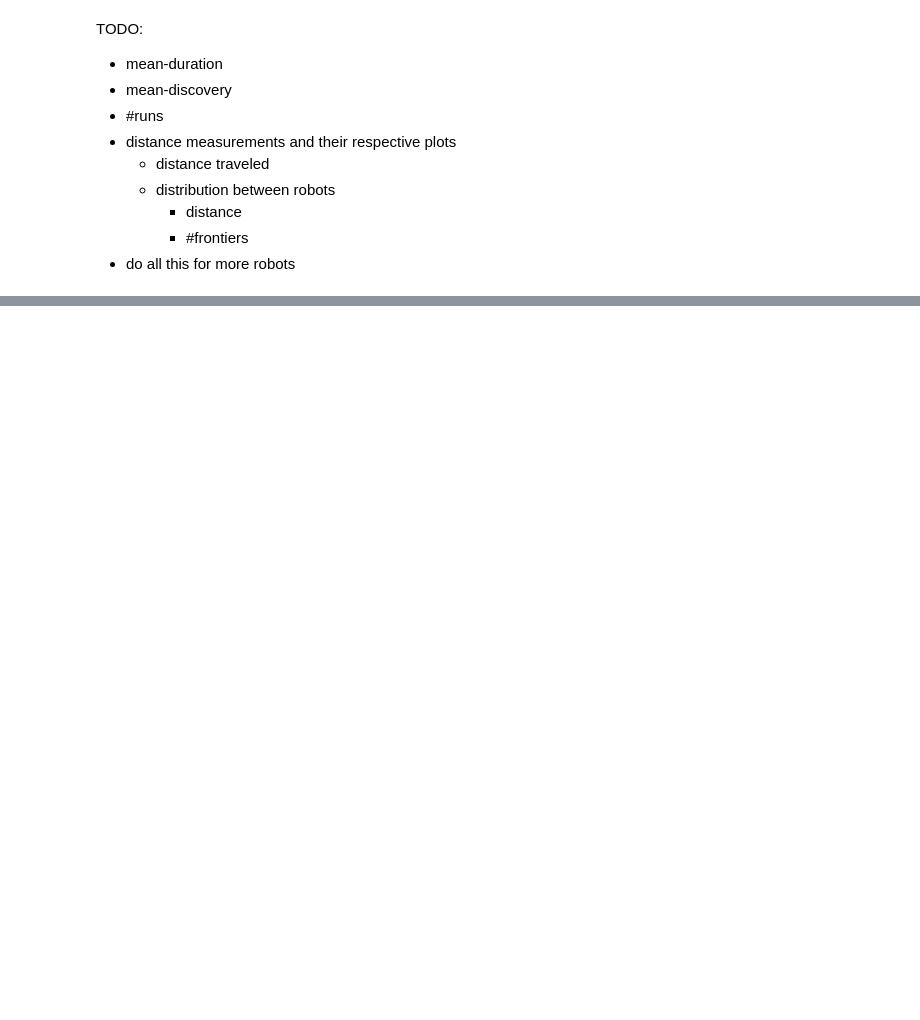
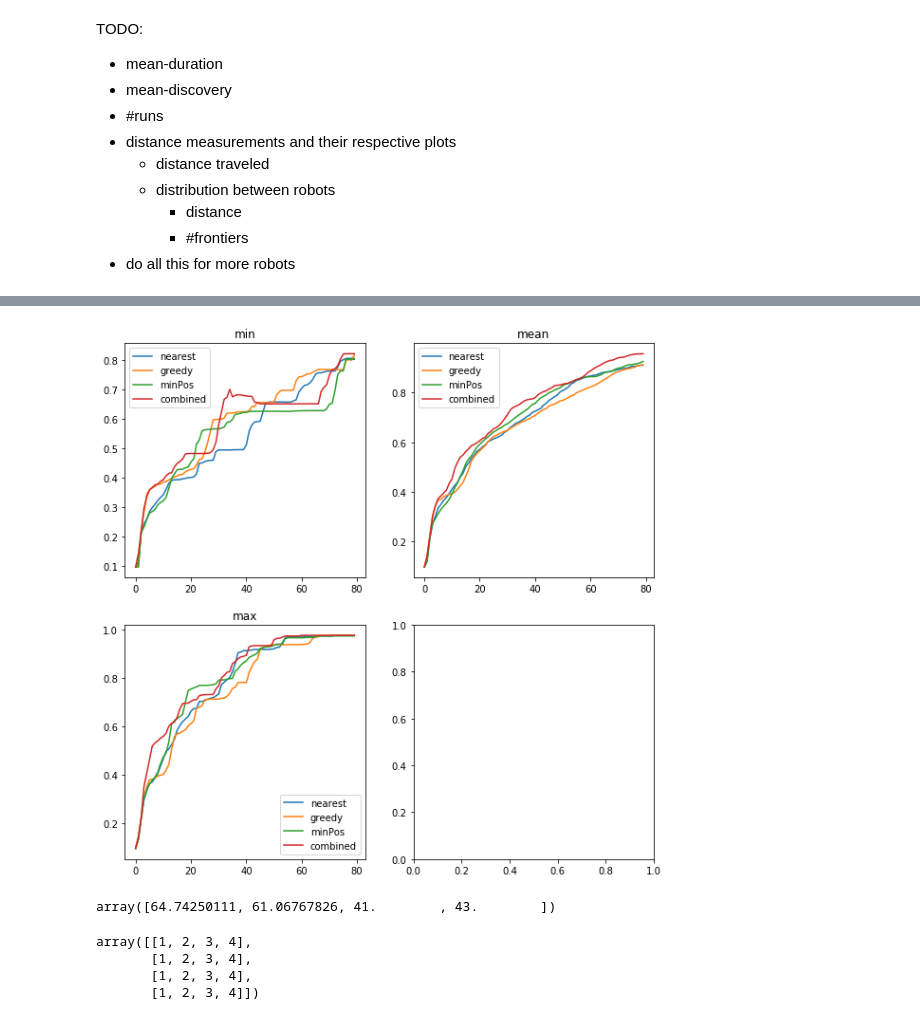
Before and after one commit to Icheler/coExplore, a Jupyter notebook: evaluation.ipynb, the cells around one changed output, grey strips where cells are left out. Saved outputs shown, nothing was run; the diff lists cells and outputs as text; code cells hidden in the pictures; blank space fills up the shorter version.

```diff
--- a/evaluation.ipynb
+++ b/evaluation.ipynb
@@ -113,0 +232,23 @@ TODO:
+# %%
+fig, ((ax1, ax2), (ax3, ax4)) = plt.subplots(2, 2)
+ax1.plot(nearest_min, label='nearest')
+ax1.plot(greedy_min, label='greedy')
+ax1.plot(minPos_min, label='minPos')
+ax1.plot(combined_min, label='combined')
+ax1.legend()
+ax1.set_title('min')
+ax2.plot(nearest_mean, label='nearest')
+ax2.plot(greedy_mean, label='greedy')
+ax2.plot(minPos_mean, label='minPos')
+ax2.plot(combined_mean, label='combined')
+ax2.legend()
+ax2.set_title('mean')
+ax3.plot(nearest_max, label='nearest')
+ax3.plot(greedy_max, label='greedy')
+ax3.plot(minPos_max, label='minPos')
+ax3.plot(combined_max, label='combined')
+ax3.legend()
+ax3.set_title('max')
+fig.set_size_inches(10, 10)
+# %% [output]
+[figure, added]
@@ -113,0 +282,13 @@ TODO:
+# %%
+matrix_distance_greedy[0][-1,1:]
+# %% [output]
+array([64.74250111, 61.06767826, 41.        , 43.        ])
+# %%
+testing_123 = np.array([1,2,3,4])
+testing_123 = np.tile(testing_123, (4,1))
+testing_123
+# %% [output]
+array([[1, 2, 3, 4],
+       [1, 2, 3, 4],
+       [1, 2, 3, 4],
+       [1, 2, 3, 4]])
```
Also changed, not shown: parts of 12 cells of this notebook.
